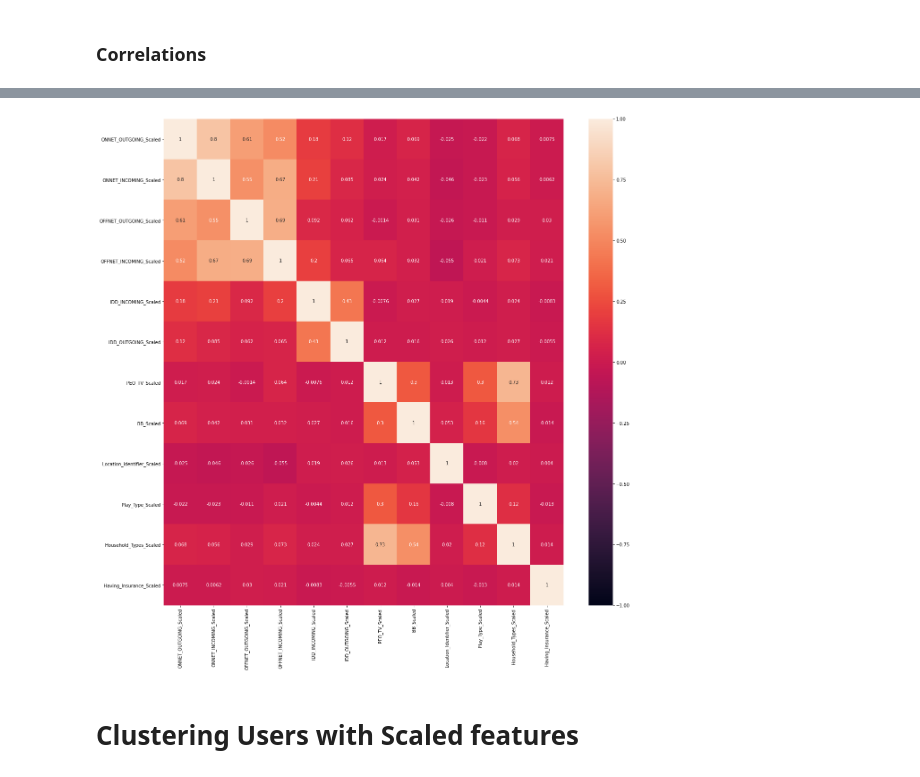
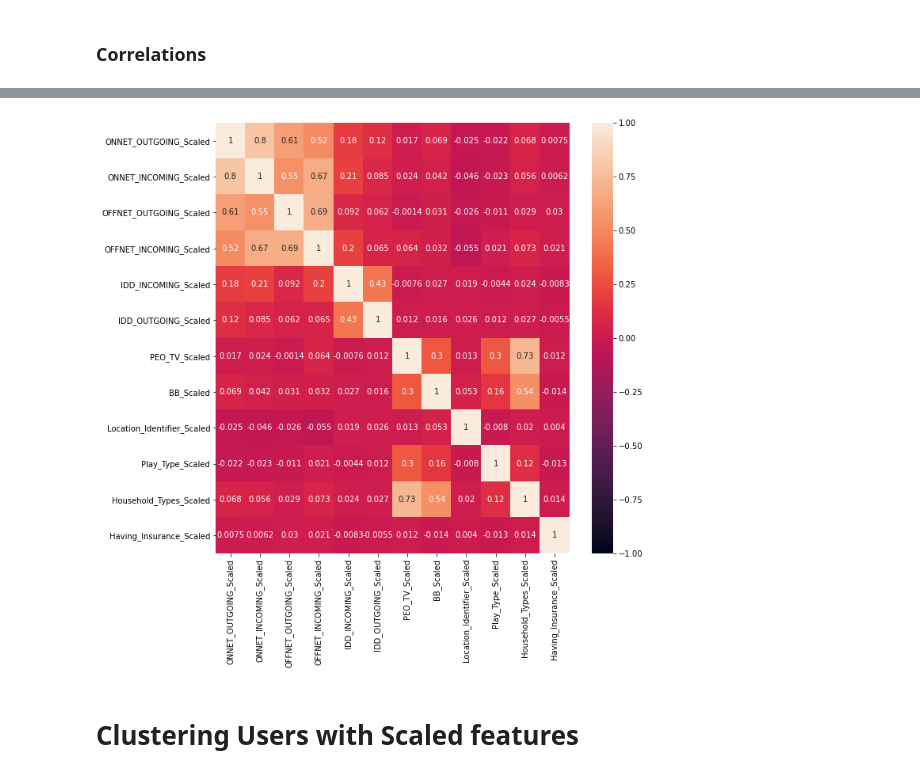
Before and after one commit to cmadusankahw/leve-4-research-hybrid-recommender-for-fixed-line-telco, a Jupyter notebook: Clustering Users.ipynb, the cells around one changed output, grey strips where cells are left out. Saved outputs shown, nothing was run; the diff lists cells and outputs as text; code cells hidden in the pictures.

```diff
--- a/Clustering Users.ipynb
+++ b/Clustering Users.ipynb
@@ -218,11 +218,11 @@ data.corr()
 | Household_Types_Scaled | 0.068391 | 0.056011 | 0.028931 | 0.073353 | ... |
 | Having_Insurance_Scaled | 0.007469 | 0.006187 | 0.029649 | 0.020532 | ... |
 # %%
-plt.figure(figsize=(20,20))
+plt.figure(figsize=(10,10))
 sns.heatmap(data.corr(),annot=True,vmin=-1,vmax=1)
 plt.show()
 # %% [output]
-[figure, old version]
+[figure, new version]
 # %%
 x= data.values
 # %% [markdown]
```
Also changed, not shown: 1 other file.
